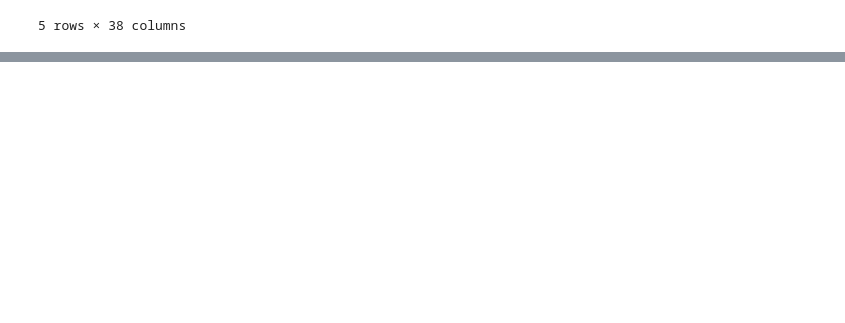
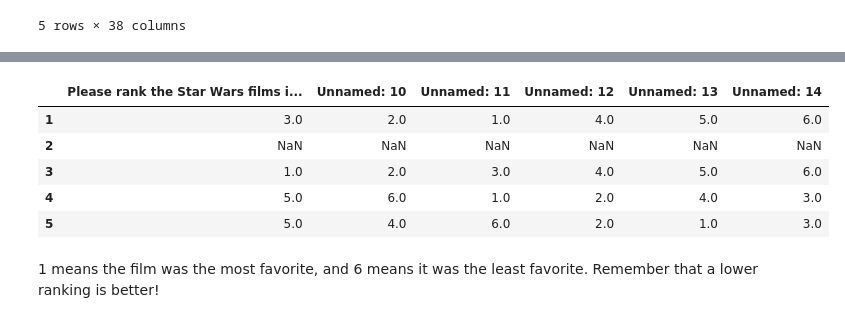
Before and after one commit to dnlsyfq/py_starwars, a Jupyter notebook: Workbook.ipynb, the cells around one changed output, grey strips where cells are left out. Cells and saved outputs as stored; diff of their text form; code cells hidden in the pictures; blank space fills up the shorter version.

```diff
--- a/Workbook.ipynb
+++ b/Workbook.ipynb
@@ -130,0 +150,9 @@ data.head()
+# %%
+data[data.columns[9:15]].head()
+# %% [output]
+|  | Please rank the Star Wars films i... | Unnamed: 10 | Unnamed: 11 | Unnamed: 12 | Unnamed: 13 | Unnamed: 14 |
+| 1 | 3.0 | 2.0 | 1.0 | 4.0 | 5.0 | 6.0 |
+| 2 | NaN | NaN | NaN | NaN | NaN | NaN |
+| 3 | 1.0 | 2.0 | 3.0 | 4.0 | 5.0 | 6.0 |
+| 4 | 5.0 | 6.0 | 1.0 | 2.0 | 4.0 | 3.0 |
+| 5 | 5.0 | 4.0 | 6.0 | 2.0 | 1.0 | 3.0 |
@@ -130,0 +168,2 @@ data.head()
+# %% [markdown]
+1 means the film was the most favorite, and 6 means it was the least favorite. Remember that a lower ranking is better!
```
Also changed, not shown: parts of 16 cells of this notebook.
